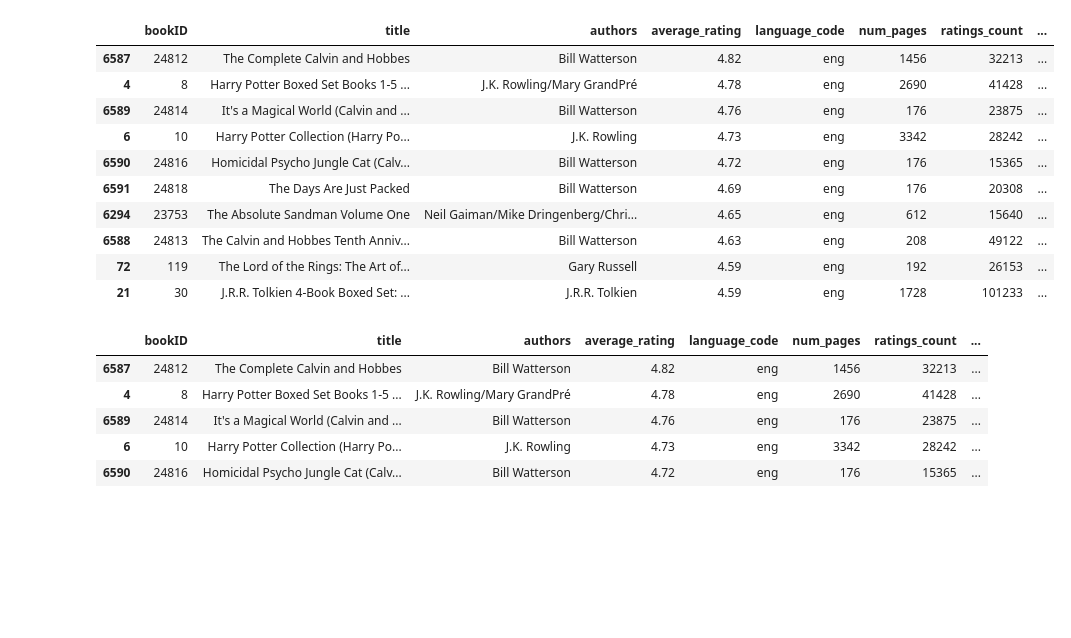
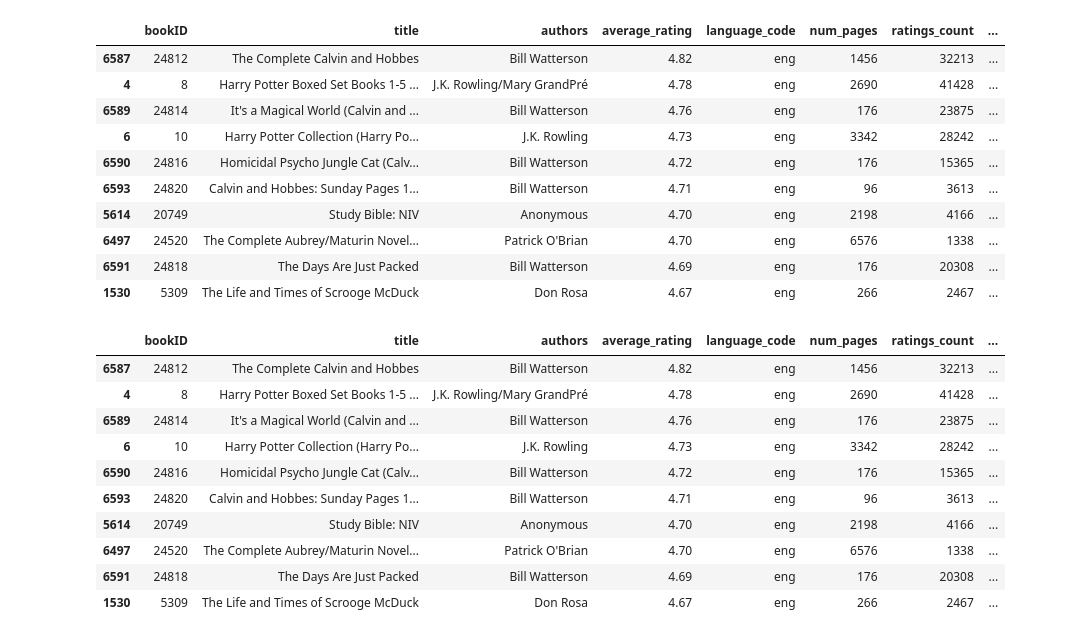
Before and after one commit to ViniciusRaphael/Best_books_from_GoodReads, a Jupyter notebook: Livros.ipynb, the cells around one changed output. Saved outputs shown, nothing was run; the diff lists cells and outputs as text; code cells hidden in the pictures; blank space fills up the shorter version.

```diff
--- a/Livros.ipynb
+++ b/Livros.ipynb
@@ -16,18 +75,20 @@ NameError: ignored
 # %%
-rating_over_10k = df['ratings_count'] >= 10000
-df2 = df.loc[rating_over_10k]
-df2 = df2.sort_values(by='average_rating',ascending=False)
-df2.drop(columns=['isbn','isbn13'], inplace=True)
-df2.head(10)
+# Books with more than 1000 votes
+# I'm considering this number to make sure the outliers are removed (books few votes but high rating)
+rating_over_10k = df['ratings_count'] >= 1000
+df_2 = df.loc[rating_over_10k]
+df_2 = df_2.sort_values(by='average_rating',ascending=False)
+df_2.drop(columns=['isbn','isbn13'], inplace=True)
+df_2.head(10)
 # %% [output]
 |  | bookID | title | authors | average_rating | language_code | num_pages | ratings_count | ... |
 | 6587 | 24812 | The Complete Calvin and Hobbes | Bill Watterson | 4.82 | eng | 1456 | 32213 | ... |
 | 4 | 8 | Harry Potter Boxed Set Books 1-5 ... | J.K. Rowling/Mary GrandPré | 4.78 | eng | 2690 | 41428 | ... |
 | 6589 | 24814 | It's a Magical World (Calvin and ... | Bill Watterson | 4.76 | eng | 176 | 23875 | ... |
 | 6 | 10 | Harry Potter Collection (Harry Po... | J.K. Rowling | 4.73 | eng | 3342 | 28242 | ... |
 | 6590 | 24816 | Homicidal Psycho Jungle Cat (Calv... | Bill Watterson | 4.72 | eng | 176 | 15365 | ... |
+| 6593 | 24820 | Calvin and Hobbes: Sunday Pages 1... | Bill Watterson | 4.71 | eng | 96 | 3613 | ... |
+| 5614 | 20749 | Study Bible: NIV | Anonymous | 4.70 | eng | 2198 | 4166 | ... |
+| 6497 | 24520 | The Complete Aubrey/Maturin Novel... | Patrick O'Brian | 4.70 | eng | 6576 | 1338 | ... |
 | 6591 | 24818 | The Days Are Just Packed | Bill Watterson | 4.69 | eng | 176 | 20308 | ... |
-| 6294 | 23753 | The Absolute Sandman Volume One | Neil Gaiman/Mike Dringenberg/Chri... | 4.65 | eng | 612 | 15640 | ... |
-| 6588 | 24813 | The Calvin and Hobbes Tenth Anniv... | Bill Watterson | 4.63 | eng | 208 | 49122 | ... |
-| 72 | 119 | The Lord of the Rings: The Art of... | Gary Russell | 4.59 | eng | 192 | 26153 | ... |
-| 21 | 30 | J.R.R. Tolkien 4-Book Boxed Set: ... | J.R.R. Tolkien | 4.59 | eng | 1728 | 101233 | ... |
+| 1530 | 5309 | The Life and Times of Scrooge McDuck | Don Rosa | 4.67 | eng | 266 | 2467 | ... |
@@ -39,6 +99,6 @@ df2.head(10)
 # %%
-# Books with best average
-df2.iloc[0:5]
+# Top 10 Books with best average rating
+df_2.iloc[0:10]
 # %% [output]
 |  | bookID | title | authors | average_rating | language_code | num_pages | ratings_count | ... |
 | 6587 | 24812 | The Complete Calvin and Hobbes | Bill Watterson | 4.82 | eng | 1456 | 32213 | ... |
@@ -46,4 +106,9 @@ df2.iloc[0:5]
 | 6589 | 24814 | It's a Magical World (Calvin and ... | Bill Watterson | 4.76 | eng | 176 | 23875 | ... |
 | 6 | 10 | Harry Potter Collection (Harry Po... | J.K. Rowling | 4.73 | eng | 3342 | 28242 | ... |
 | 6590 | 24816 | Homicidal Psycho Jungle Cat (Calv... | Bill Watterson | 4.72 | eng | 176 | 15365 | ... |
+| 6593 | 24820 | Calvin and Hobbes: Sunday Pages 1... | Bill Watterson | 4.71 | eng | 96 | 3613 | ... |
+| 5614 | 20749 | Study Bible: NIV | Anonymous | 4.70 | eng | 2198 | 4166 | ... |
+| 6497 | 24520 | The Complete Aubrey/Maturin Novel... | Patrick O'Brian | 4.70 | eng | 6576 | 1338 | ... |
+| 6591 | 24818 | The Days Are Just Packed | Bill Watterson | 4.69 | eng | 176 | 20308 | ... |
+| 1530 | 5309 | The Life and Times of Scrooge McDuck | Don Rosa | 4.67 | eng | 266 | 2467 | ... |
 # %%
```
Also changed, not shown: parts of 14 cells of this notebook, 1 other file.
